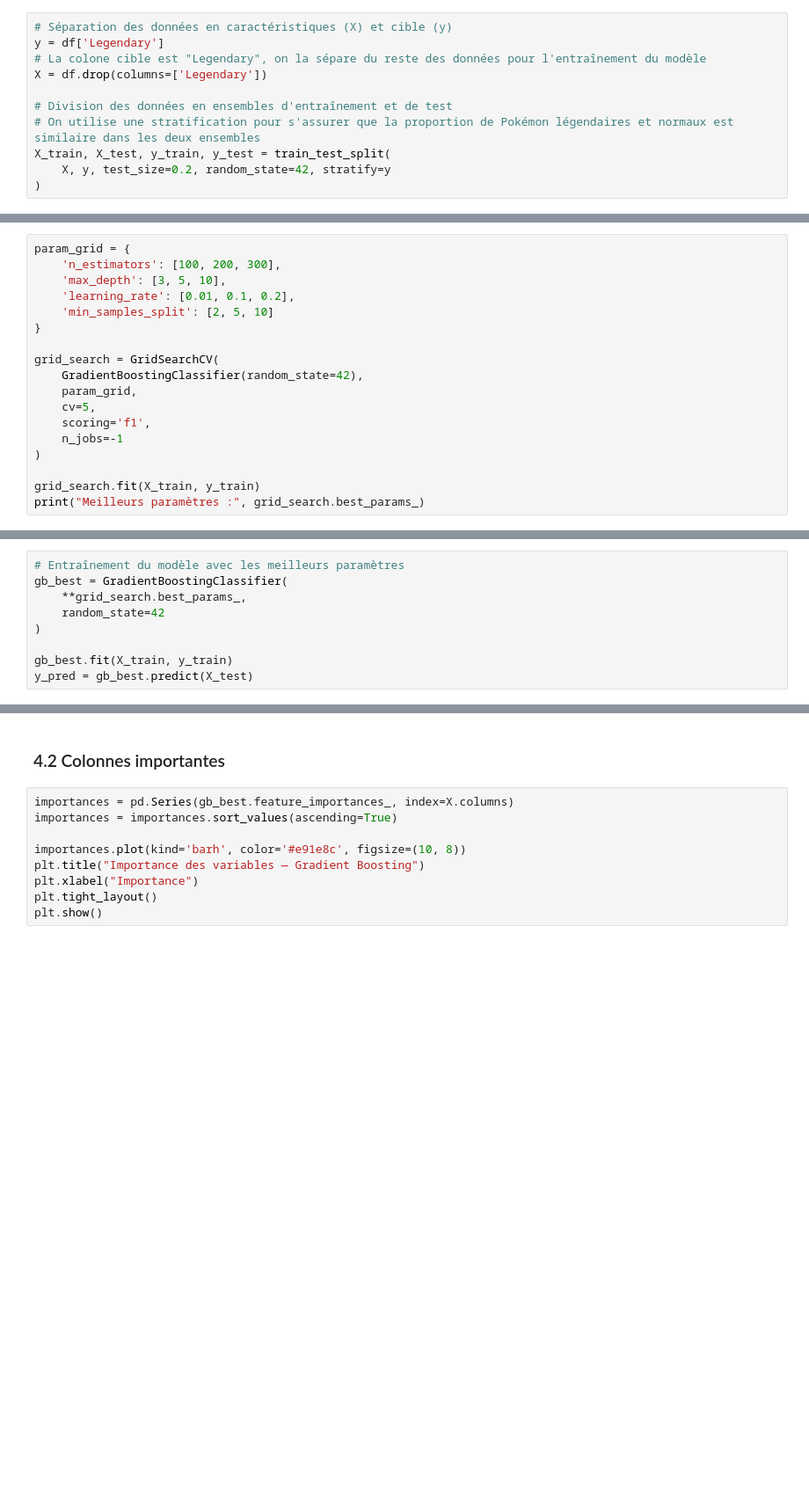
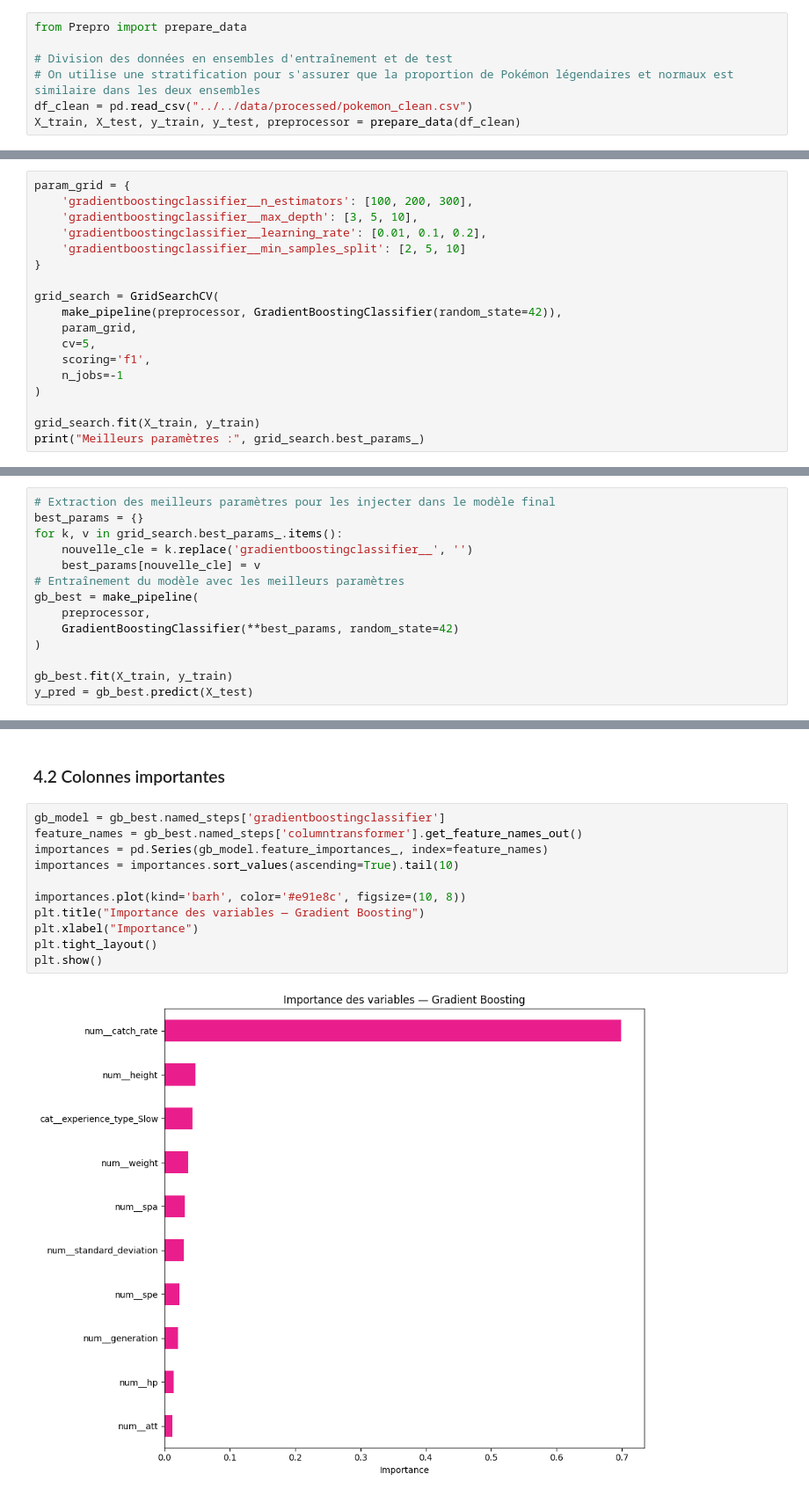
Before and after one commit to romanel7/pokemon-ml-project, a Jupyter notebook: notebooks/04_modelisations/3_XGBoost.ipynb, the cells around one changed output, grey strips where cells are left out. Shown at 88% size. Saved outputs shown, nothing was run; the diff lists cells and outputs as text; blank space fills up the shorter version.

```diff
--- a/notebooks/04_modelisations/3_XGBoost.ipynb
+++ b/notebooks/04_modelisations/3_XGBoost.ipynb
@@ -42,28 +40,24 @@ df = pd.read_csv("../../data/encoded/pokemon_encoded.csv")
 # %%
-# Séparation des données en caractéristiques (X) et cible (y)
-y = df['Legendary']
-# La colone cible est "Legendary", on la sépare du reste des données pour l'entraînement du modèle
-X = df.drop(columns=['Legendary'])
+from Prepro import prepare_data
 
 # Division des données en ensembles d'entraînement et de test
 # On utilise une stratification pour s'assurer que la proportion de Pokémon légendaires et normaux est similaire dans les deux ensembles
-X_train, X_test, y_train, y_test = train_test_split(
-    X, y, test_size=0.2, random_state=42, stratify=y
-)
+df_clean = pd.read_csv("../../data/processed/pokemon_clean.csv")
+X_train, X_test, y_train, y_test, preprocessor = prepare_data(df_clean)
 # %% [markdown]
 ## 3. Entrainement des données
 
 ### 3.1 On cherche les meilleurs parametre avec ``GridSearchCV``
 # %%
 param_grid = {
-    'n_estimators': [100, 200, 300],
-    'max_depth': [3, 5, 10],
-    'learning_rate': [0.01, 0.1, 0.2],
-    'min_samples_split': [2, 5, 10]
+    'gradientboostingclassifier__n_estimators': [100, 200, 300],
+    'gradientboostingclassifier__max_depth': [3, 5, 10],
+    'gradientboostingclassifier__learning_rate': [0.01, 0.1, 0.2],
+    'gradientboostingclassifier__min_samples_split': [2, 5, 10]
 }
 
 grid_search = GridSearchCV(
-    GradientBoostingClassifier(random_state=42),
+    make_pipeline(preprocessor, GradientBoostingClassifier(random_state=42)),
     param_grid,
     cv=5,
     scoring='f1',
@@ -81,10 +77,15 @@ Le GridSearch va trouver le meilleur équilibre automatiquement
 # %% [markdown]
 ### 3.2 On entraine les données
 # %%
+# Extraction des meilleurs paramètres pour les injecter dans le modèle final
+best_params = {}
+for k, v in grid_search.best_params_.items():
+    nouvelle_cle = k.replace('gradientboostingclassifier__', '')
+    best_params[nouvelle_cle] = v
 # Entraînement du modèle avec les meilleurs paramètres
-gb_best = GradientBoostingClassifier(
-    **grid_search.best_params_,
-    random_state=42
+gb_best = make_pipeline(
+    preprocessor,
+    GradientBoostingClassifier(**best_params, random_state=42)
 )
 
 gb_best.fit(X_train, y_train)
@@ -112,11 +125,15 @@ print("Meilleur score F1 (cross validation) :", grid_search.best_score_)
 # %% [markdown]
 ### 4.2 Colonnes importantes
 # %%
-importances = pd.Series(gb_best.feature_importances_, index=X.columns)
-importances = importances.sort_values(ascending=True)
+gb_model = gb_best.named_steps['gradientboostingclassifier']
+feature_names = gb_best.named_steps['columntransformer'].get_feature_names_out()
+importances = pd.Series(gb_model.feature_importances_, index=feature_names)
+importances = importances.sort_values(ascending=True).tail(10)
 
 importances.plot(kind='barh', color='#e91e8c', figsize=(10, 8))
 plt.title("Importance des variables — Gradient Boosting")
 plt.xlabel("Importance")
 plt.tight_layout()
 plt.show()
+# %% [output]
+[figure, added]
```
Also changed, not shown: parts of 6 cells of this notebook, 2 other files.
